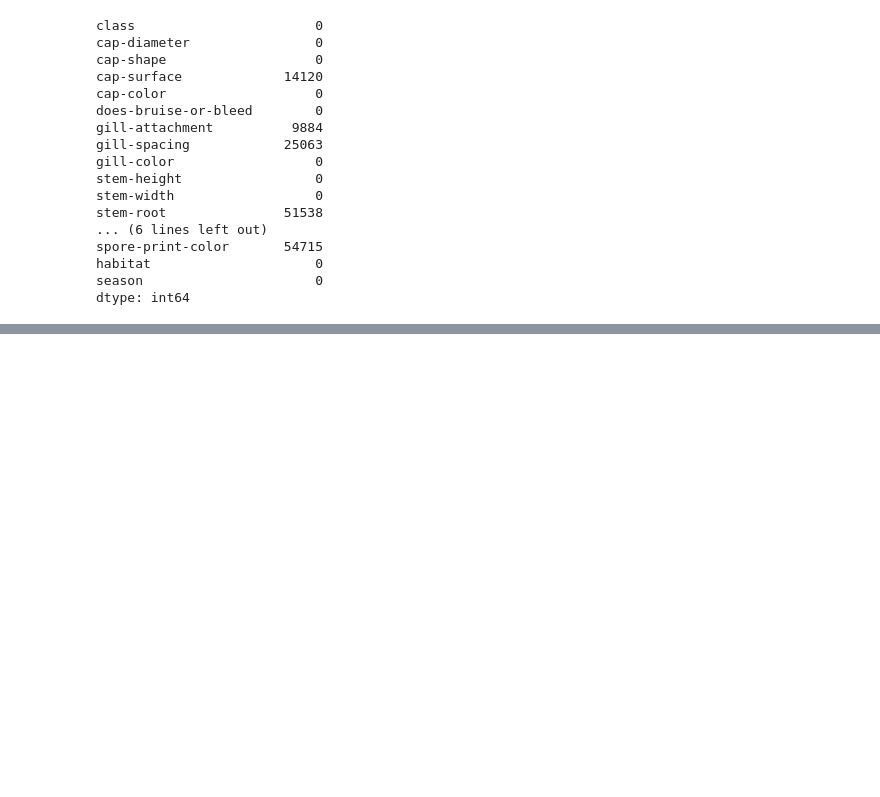
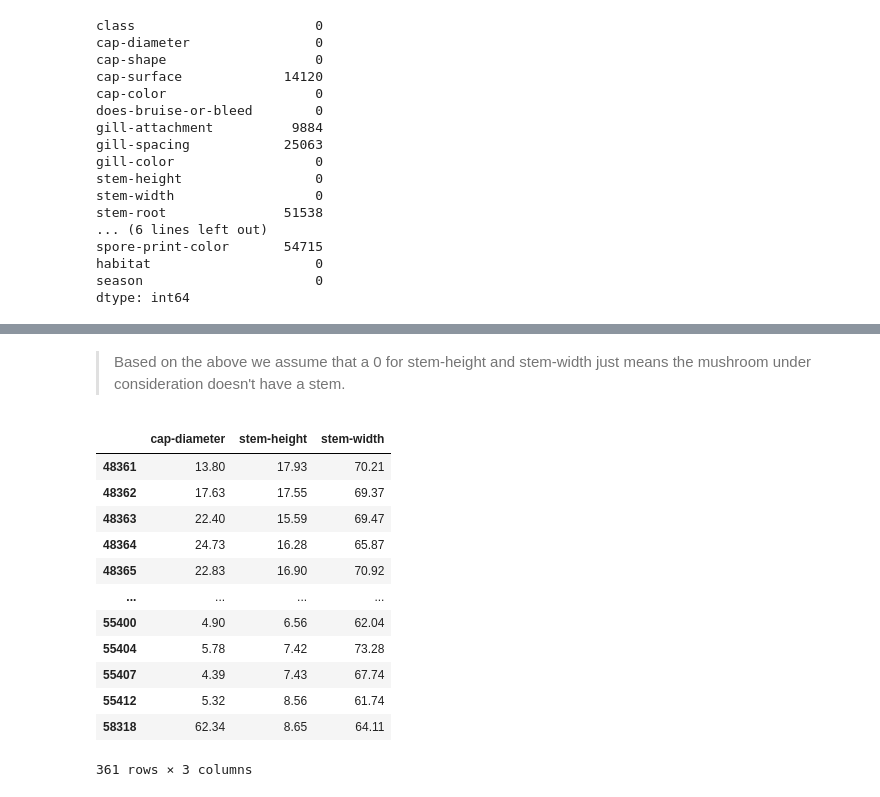
Before and after one commit to mvince33/mushroom_toxicity, a Jupyter notebook: mushroom_toxicity.ipynb, the cells around one changed output, grey strips where cells are left out. Drawn from its saved outputs; the diff is of its cells as text; code cells hidden in the pictures; blank space fills up the shorter version.

```diff
--- a/mushroom_toxicity.ipynb
+++ b/mushroom_toxicity.ipynb
@@ -51,0 +215,19 @@ dtype: int64
+# %% [markdown]
+> Based on the above we assume that a 0 for stem-height and stem-width just means the mushroom under consideration doesn't have a stem.
+# %%
+# Check the relatively large values
+df.loc[df['stem-width'] > 60, ['cap-diameter', 'stem-height', 'stem-width']]
+# %% [output]
+|  | cap-diameter | stem-height | stem-width |
+| 48361 | 13.80 | 17.93 | 70.21 |
+| 48362 | 17.63 | 17.55 | 69.37 |
+| 48363 | 22.40 | 15.59 | 69.47 |
+| 48364 | 24.73 | 16.28 | 65.87 |
+| 48365 | 22.83 | 16.90 | 70.92 |
+| ... | ... | ... | ... |
+| 55400 | 4.90 | 6.56 | 62.04 |
+| 55404 | 5.78 | 7.42 | 73.28 |
+| 55407 | 4.39 | 7.43 | 67.74 |
+| 55412 | 5.32 | 8.56 | 61.74 |
+| 58318 | 62.34 | 8.65 | 64.11 |
+361 rows × 3 columns
```
Also changed, not shown: parts of 22 cells of this notebook, 2 other files.
